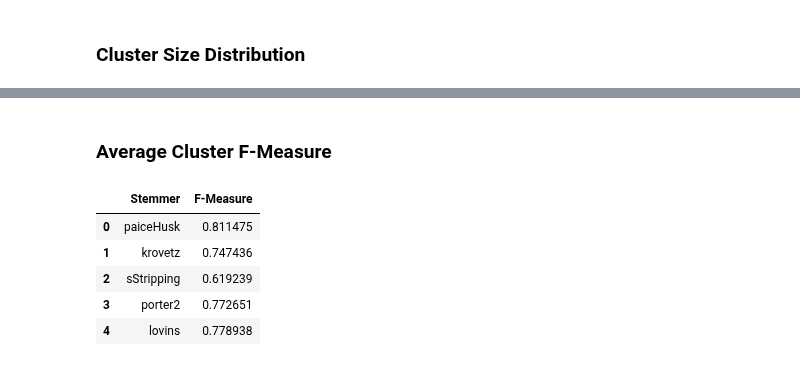
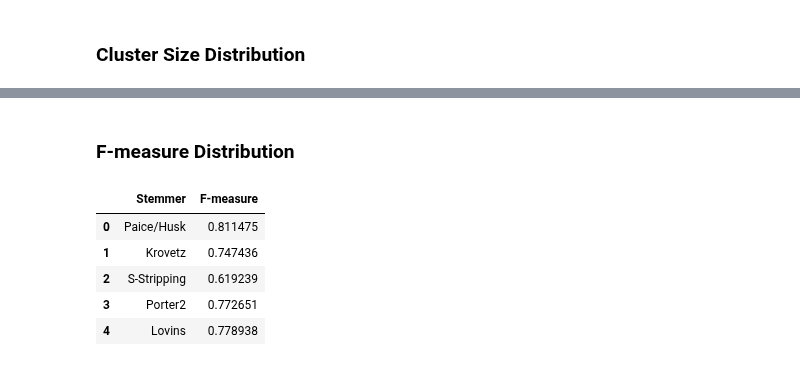
Before and after one commit to Axiomatic314/Stemming, a Jupyter notebook: Wiktionary/wikt.ipynb, the cells around one changed output, grey strips where cells are left out. Drawn from its saved outputs; the diff is of its cells as text; code cells hidden in the pictures.

```diff
--- a/Wiktionary/wikt.ipynb
+++ b/Wiktionary/wikt.ipynb
@@ -11,0 +88,4 @@ labels = ["paiceHusk", "krovetz", "sStripping", "porter2", "lovins","wiktionary"
+# %%
+for stemmer in labels[:-1]:
+    target_data = word_distances[word_distances["Stemmer"] == stemmer]
+    print(f"{stemmer} {target_data['value'].mean()}")
@@ -11,0 +98,10 @@ labels = ["paiceHusk", "krovetz", "sStripping", "porter2", "lovins","wiktionary"
+# %%
+summary = list()
+for stemmer in labels[:-1]:
+    target_data = word_distances[word_distances["Stemmer"] == stemmer]
+    entry = {}
+    entry["Stemmer"] = stemmer
+    entry["Mean"] = str(target_data['value'].mean())[:4]
+    summary.append(entry)
+summary = pd.DataFrame(summary)
+display(summary)
@@ -170,4 +213,0 @@ display(word_distances)
-# %%
-for stemmer in labels[:-1]:
-    target_data = word_distances[word_distances["stemmer"] == stemmer]
-    print(f"{stemmer} {target_data['value'].mean()}")
@@ -180,10 +213,0 @@ lovins 1.4290040617921487
-# %%
-summary = list()
-for stemmer in labels[:-1]:
-    target_data = word_distances[word_distances["stemmer"] == stemmer]
-    entry = {}
-    entry["stemmer"] = stemmer
-    entry["mean"] = str(target_data['value'].mean())[:4]
-    summary.append(entry)
-summary = pd.DataFrame(summary)
-display(summary)
@@ -214,5 +214,5 @@ plt.show()
-# %% [markdown]
-### Average Cluster F-Measure
+# %% [markdown]
+### F-measure Distribution
 # %%
 paiceHusk_cluster_fmeasures = np.loadtxt(path.join(data_dir, "paiceHusk_cluster_fmeasures.csv"))
 krovetz_cluster_fmeasures = np.loadtxt(path.join(data_dir, "krovetz_cluster_fmeasures.csv"))
@@ -224,19 +224,19 @@ fmeasures = [paiceHusk_cluster_fmeasures, krovetz_cluster_fmeasures, sStripping_
 # %%
 averages = list()
 for stemmer in fmeasures:
     averages.append(stemmer.mean())
 
 data = {
     "Stemmer" : labels[:-1],
-    "F-Measure" : averages
+    "F-measure" : averages
 }
 
 average_fmeasures = pd.DataFrame(data=data)
 display(average_fmeasures)
 # %% [output]
-|  | Stemmer | F-Measure |
-| 0 | paiceHusk | 0.811475 |
-| 1 | krovetz | 0.747436 |
-| 2 | sStripping | 0.619239 |
-| 3 | porter2 | 0.772651 |
-| 4 | lovins | 0.778938 |
+|  | Stemmer | F-measure |
+| 0 | Paice/Husk | 0.811475 |
+| 1 | Krovetz | 0.747436 |
+| 2 | S-Stripping | 0.619239 |
+| 3 | Porter2 | 0.772651 |
+| 4 | Lovins | 0.778938 |
```
Also changed, not shown: parts of 32 cells of this notebook.
